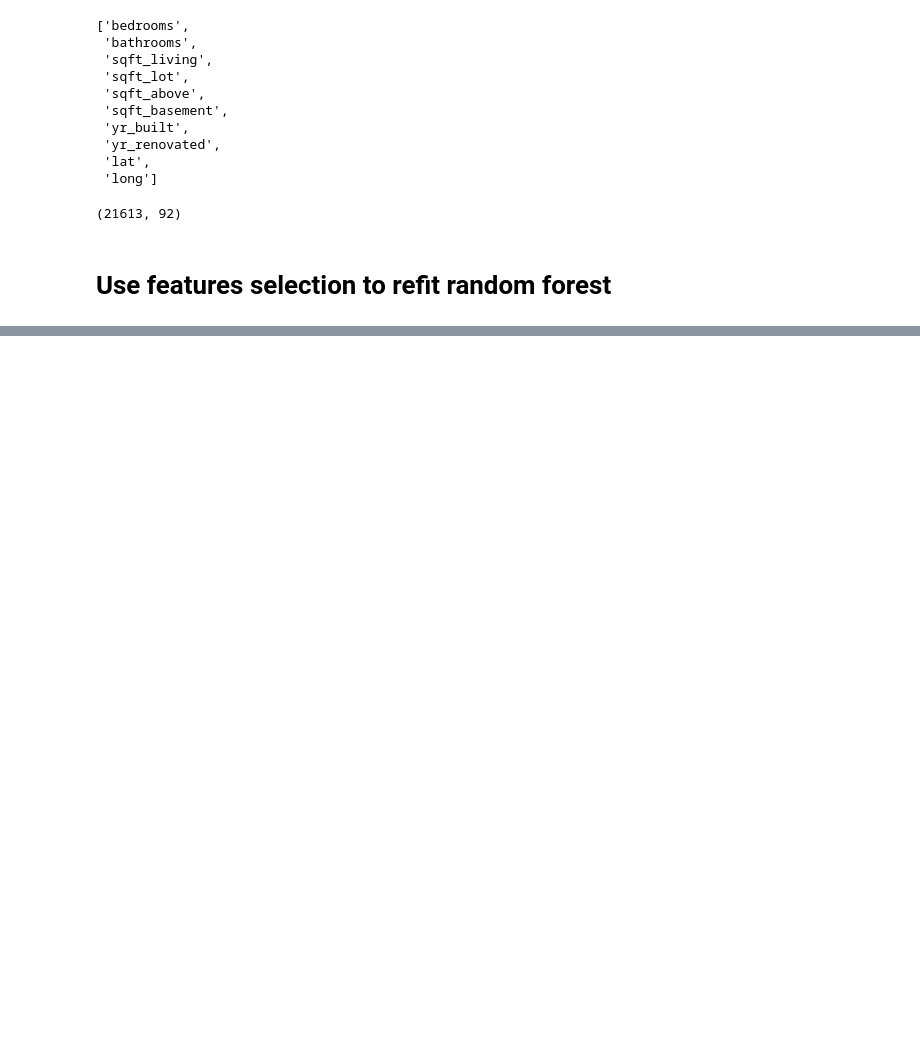
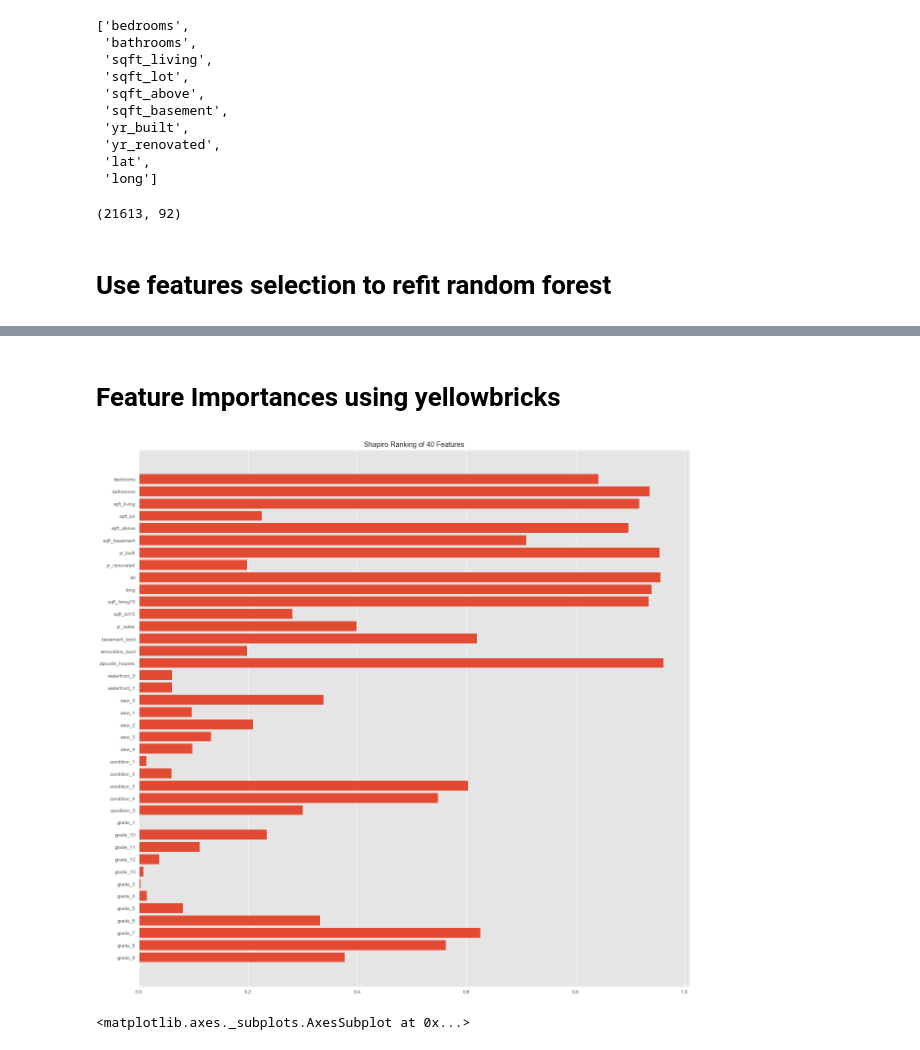
Before and after one commit to bhishanpdl/Project_House_Price_Prediction, a Jupyter notebook: notebooks/c05_regression_modelling_random_forest_feature_importance.ipynb, the cells around one changed output, grey strips where cells are left out. Cells and saved outputs as stored; diff of their text form; code cells hidden in the pictures; blank space fills up the shorter version.

```diff
--- a/notebooks/c05_regression_modelling_random_forest_feature_importance.ipynb
+++ b/notebooks/c05_regression_modelling_random_forest_feature_importance.ipynb
@@ -575,0 +575,52 @@ df_eval.sort_values('Adjusted R-squared (test)',ascending=False)\
+# %% [markdown]
+# Feature Importances using yellowbricks
+# %%
+import matplotlib.pyplot as plt
+plt.rcParams['figure.figsize'] = 8,8
+plt.rcParams.update({'font.size': 16})
+
+plt.style.use('ggplot')
+%matplotlib inline
+
+from yellowbrick.features import Rank1D
+from yellowbrick.features import Rank2D
+# %%
+topN = 40
+top_cols = df_imp.head(topN)['feature'].values.tolist()
+
+features = top_cols
+target = ['price']
+
+df = df_raw[features + target]
+
+# train test split
+train, test = train_test_split(df, test_size=0.2, random_state=100)
+
+# train test values
+X = df[features].values
+y = df[target].values.ravel()
+
+Xtrain = train[features].values
+ytrain = train[target].values.ravel()
+
+Xtest = test[features].values
+ytest = test[target].values.ravel()
+
+
+model = RandomForestRegressor(n_estimators= 50,random_state=random_state,
+                              max_depth=50, bootstrap=True)
+
+
+plt.figure(figsize=(20,20))
+
+
+# Instantiate the visualizer with the Pearson ranking algorithm
+visualizer = Rank1D(features=top_cols, algorithm='shapiro')
+
+
+visualizer.fit(Xtrain, ytrain)
+visualizer.transform(Xtrain)
+visualizer.poof()
+# %% [output]
+[figure, added]
+<matplotlib.axes._subplots.AxesSubplot at 0x...>
```
Also changed, not shown: parts of 10 cells of this notebook.
